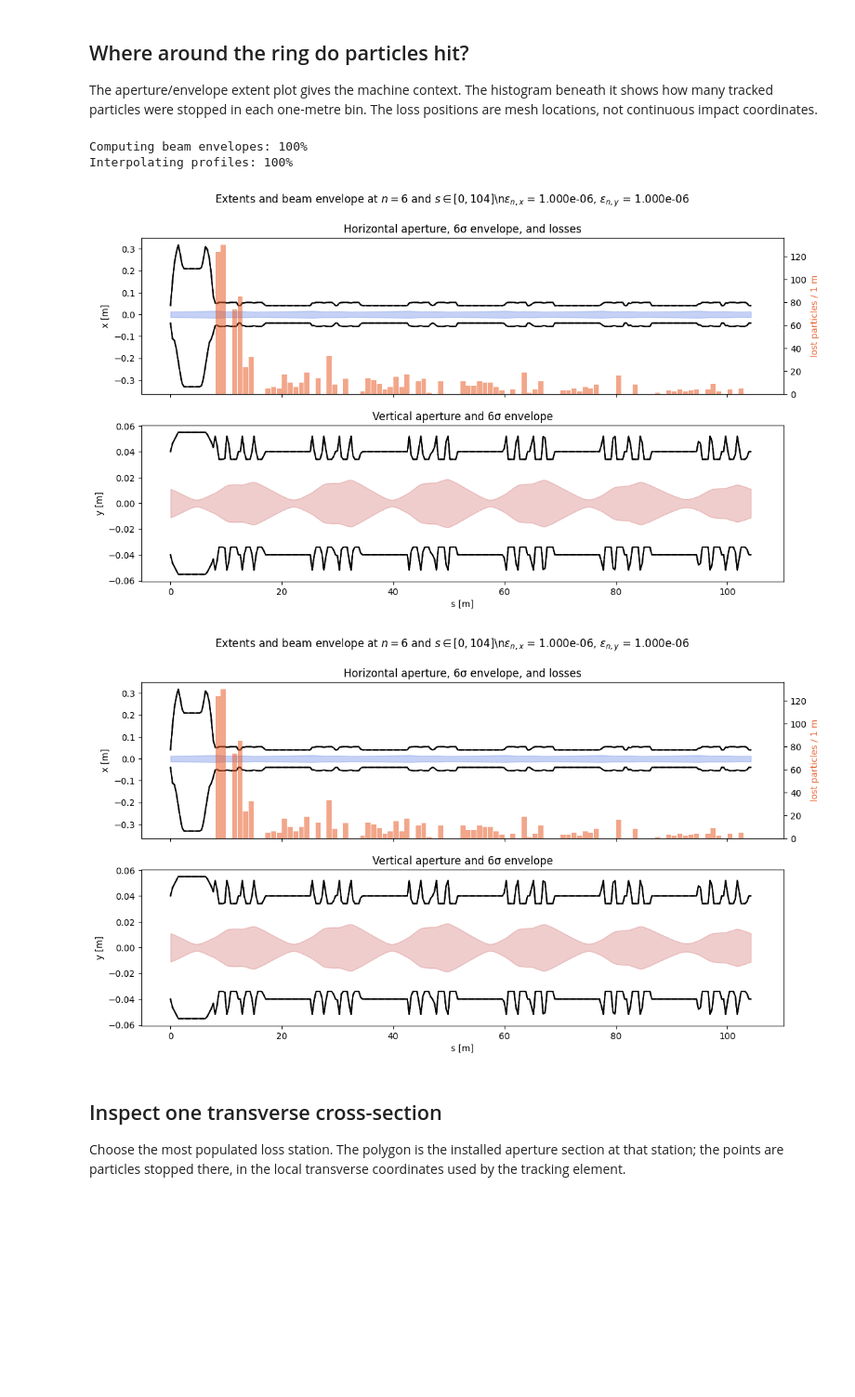
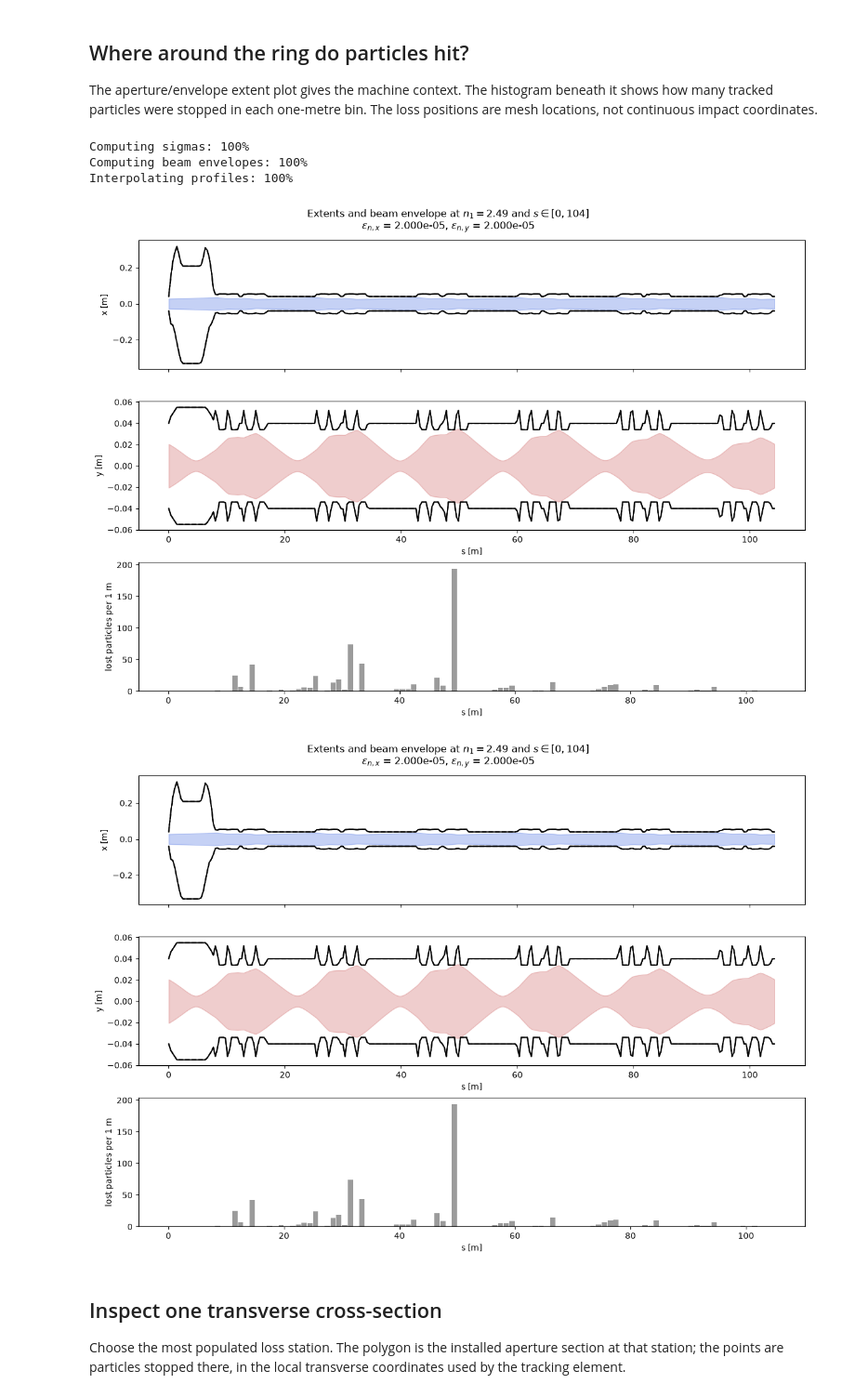
Before and after one commit to szymonlopaciuk/aperture-model-tutorial, a Jupyter notebook: 004_losses.ipynb, the cells around one changed output. Shown at 93% size. Cells and saved outputs as stored; diff of their text form; code cells hidden in the pictures; blank space fills up the shorter version.

```diff
--- a/004_losses.ipynb
+++ b/004_losses.ipynb
@@ -85,24 +67,18 @@ start; the halo fraction, emittances, and momentum spread are demo knobs.
 # %%
 rng = np.random.default_rng(20260923)
-num_particles = 4000
-halo_fraction = 0.18
-halo_max_sigma = 14.0
-nemitt_x = 3.5e-6
-nemitt_y = 3.5e-6
+num_particles = 10_000
+nemitt_x = 20e-6
+nemitt_y = 20e-6
 delta_rms = 1.0e-4
+
+model.halo_params['nemitt_x'] = nemitt_x
+model.halo_params['nemitt_y'] = nemitt_y
+model.halo_params['delta_rms'] = delta_rms
 
 x_norm = rng.normal(size=num_particles)
 px_norm = rng.normal(size=num_particles)
 y_norm = rng.normal(size=num_particles)
 py_norm = rng.normal(size=num_particles)
-
-halo_x = rng.random(num_particles) < halo_fraction
-halo_y = rng.random(num_particles) < halo_fraction
-for mask, q, p in ((halo_x, x_norm, px_norm), (halo_y, y_norm, py_norm)):
-    radius = rng.uniform(5.0, halo_max_sigma, mask.sum())
-    phase = rng.uniform(0.0, 2.0 * np.pi, mask.sum())
-    q[mask] = radius * np.cos(phase)
-    p[mask] = radius * np.sin(phase)
 
 delta = rng.normal(0.0, delta_rms, num_particles)
 particles = tracking_ring.build_particles(
@@ -117,8 +93,7 @@ particles = tracking_ring.build_particles(
 )
 
 print(
-    f"Generated {num_particles:,} particles; "
-    f"{halo_x.sum()} have horizontal halo amplitudes and "
-    f"{halo_y.sum()} have vertical halo amplitudes."
+    f"Generated {num_particles:,} Gaussian particles with "
+    f"nemitt_x = nemitt_y = {nemitt_x:.1e} m."
 )
 # %% [output]
@@ -165,34 +140,38 @@ beneath it shows how many tracked particles were stopped in each
 one-metre bin. The loss positions are mesh locations, not continuous
 impact coordinates.
 # %%
+# Sample the ring finely to draw the aperture and beam envelopes.
 extent_s = np.linspace(0.0, length, 300)
 extent_fig, extent_axes = model.plot_extents(
     s_positions=extent_s,
-    sigmas=6.0,
     include_aper_tols=True,
     with_progress=False,
 )
+# Bin first-impact locations by metre for a comparable loss profile.
 _bins = np.arange(0.0, length + 1.0, 1.0)
 _counts, _edges = np.histogram(losses["s"], bins=_bins)
 _centres = (_edges[:-1] + _edges[1:]) / 2
-loss_count_ax = extent_axes[0].twinx()
+# Reflow the two aperture panels to make room for a separate loss-count row.
+extent_fig.set_size_inches(13, 9)
+extent_axes[0].set_position([0.10, 0.68, 0.86, 0.24])
+extent_axes[1].set_position([0.10, 0.38, 0.86, 0.24])
+loss_count_ax = extent_fig.add_axes([0.10, 0.08, 0.86, 0.24])
 loss_count_ax.bar(
-    _centres, _counts, width=0.9, color="#e85d2a", alpha=0.55,
+    _centres, _counts, width=0.9, color="#7a7a7a", alpha=0.75,
     label="lost particles / 1 m",
 )
-loss_count_ax.set_ylabel("lost particles / 1 m", color="#e85d2a")
-extent_axes[0].set_title("Horizontal aperture, 6σ envelope, and losses")
+loss_count_ax.set_ylabel("lost particles per 1 m")
+loss_count_ax.set_xlabel("s [m]")
 extent_axes[0].set_ylabel("x [m]")
-extent_axes[1].set_title("Vertical aperture and 6σ envelope")
 extent_axes[1].set_ylabel("y [m]")
 extent_axes[1].set_xlabel("s [m]")
-extent_fig.set_size_inches(13, 7)
 extent_fig
 # %% [output]
+Computing sigmas: 100%
 Computing beam envelopes: 100%
 Interpolating profiles: 100%
-[figure, old version]
+[figure, new version]
-[figure, old version]
+[figure, new version]
 # %% [markdown]
 ## Inspect one transverse cross-section
 
```
Also changed, not shown: parts of 9 cells of this notebook, 4 other files.
